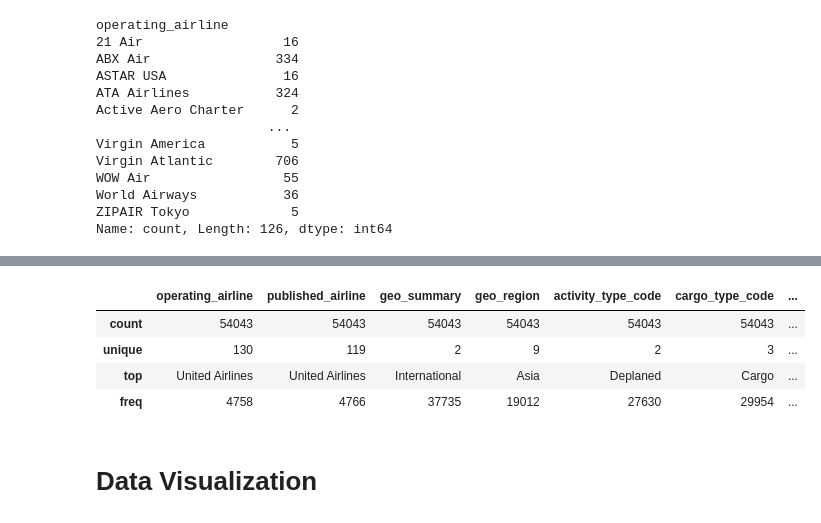
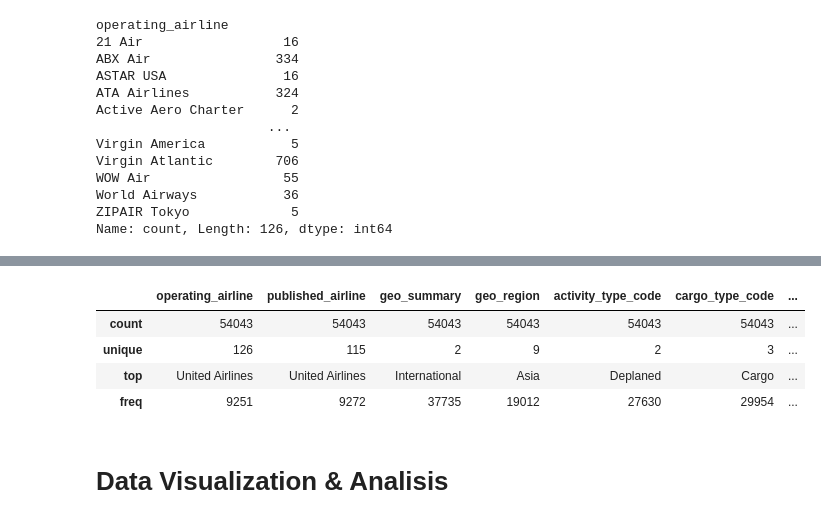
Before and after one commit to ikhsan-muhammad/p01-airplane_cargo, a Jupyter notebook: p01-airplane-cargo.ipynb, the cells around one changed output, grey strips where cells are left out. Saved outputs shown, nothing was run; the diff lists cells and outputs as text; code cells hidden in the pictures.

```diff
--- a/p01-airplane-cargo.ipynb
+++ b/p01-airplane-cargo.ipynb
@@ -26,8 +28,8 @@ from fuzzywuzzy import fuzz,process
 #set all things that needed
 pd.set_option('display.max_columns', 100)
 # pd.set_option('display.max_rows',200)
-# pd.reset_option('display.max_rows')
-plt.style.use('dark_background')
+pd.reset_option('display.max_rows')
+# plt.style.use('dark_background')
 
 df = pd.read_csv('/kaggle/input/air-traffic-cargo-statistic/Air_Traffic_Cargo_Statistics.csv', parse_dates=[1,13,14], date_format='mixed')
 # %%
@@ -116,3 +118,6 @@ df
 | 54041 | 2023-10-01 | Virgin Atlantic | Virgin Atlantic | International | Europe | ... |
 | 54042 | 2023-10-01 | ZIPAIR Tokyo Inc | ZIPAIR Tokyo Inc | International | Asia | ... |
 54043 rows × 10 columns
+# %%
+#Always run this cell one time, cant do it twice
+df['activity_period_start_date'] = df['activity_period_start_date'].dt.to_period('M')
@@ -183,10 +221,10 @@ df.describe()
 # %%
-df.describe(include='object')
+dfcopy.describe(include='object')
 # %% [output]
 |  | operating_airline | published_airline | geo_summary | geo_region | activity_type_code | cargo_type_code | ... |
 | count | 54043 | 54043 | 54043 | 54043 | 54043 | 54043 | ... |
-| unique | 130 | 119 | 2 | 9 | 2 | 3 | ... |
+| unique | 126 | 115 | 2 | 9 | 2 | 3 | ... |
 | top | United Airlines | United Airlines | International | Asia | Deplaned | Cargo | ... |
-| freq | 4758 | 4766 | 37735 | 19012 | 27630 | 29954 | ... |
+| freq | 9251 | 9272 | 37735 | 19012 | 27630 | 29954 | ... |
 # %% [markdown]
-# Data Visualization
+# Data Visualization & Analisis
```
Also changed, not shown: parts of 16 cells of this notebook.
